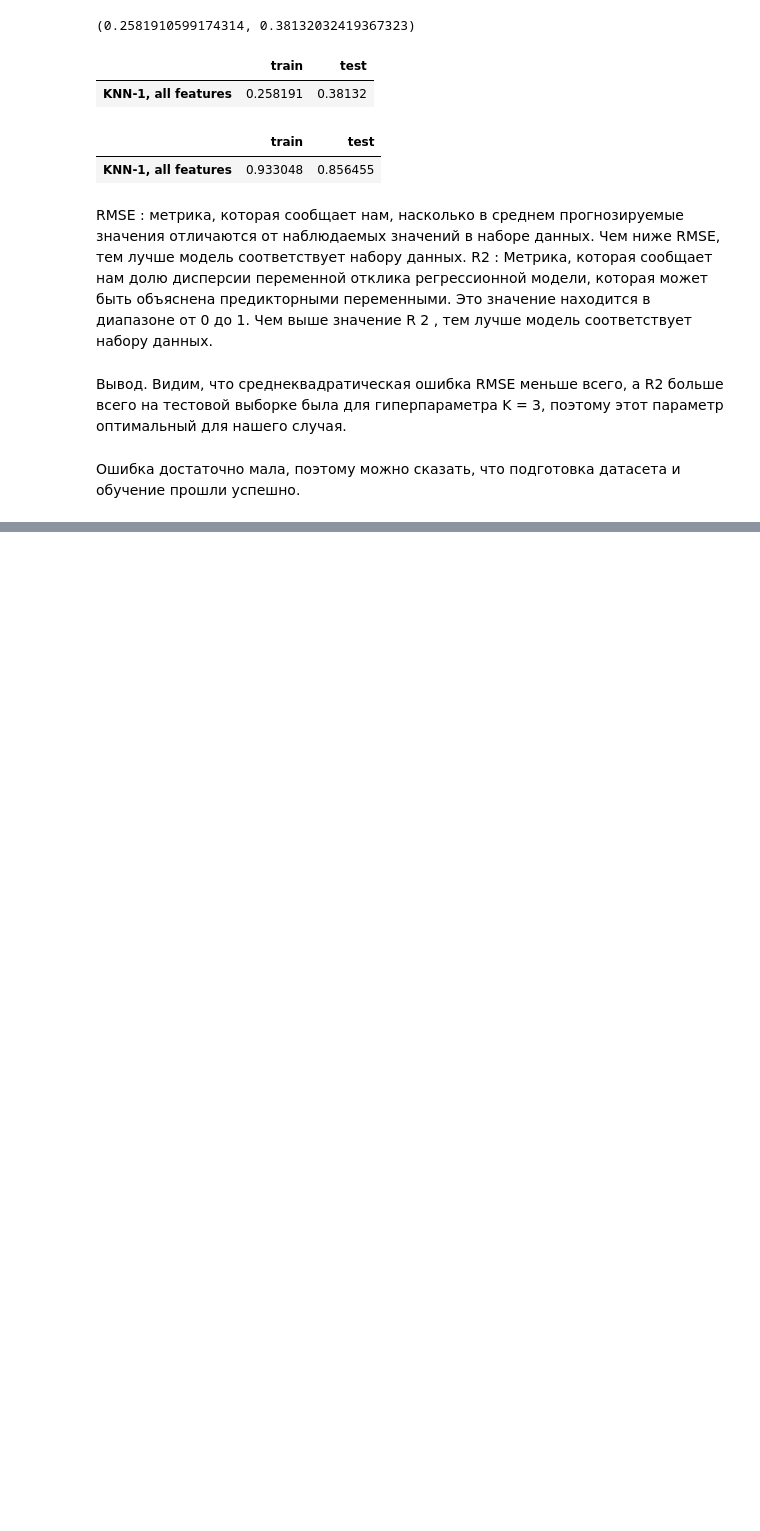
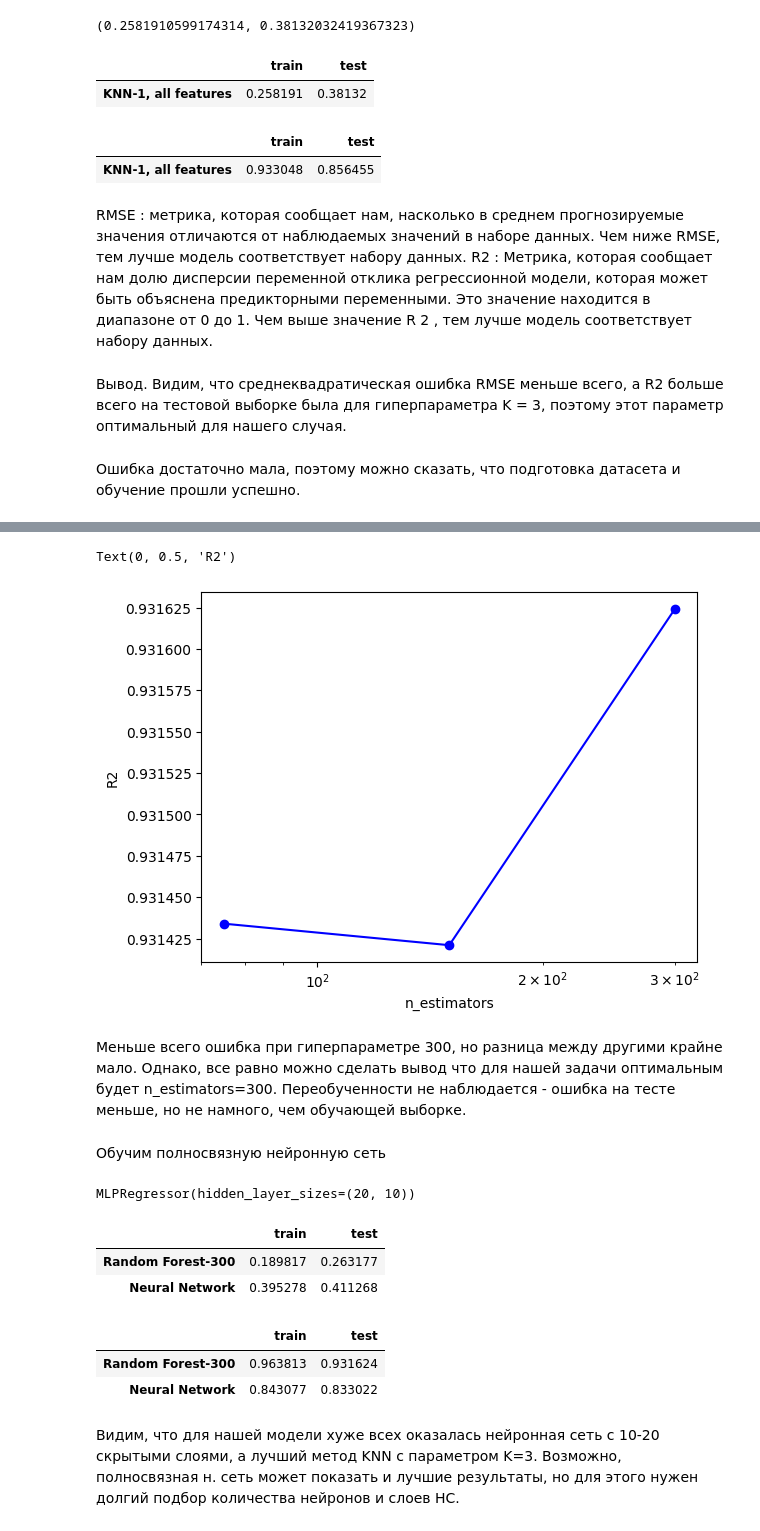
Before and after one commit to VladislavSattarov/MachineLearning, a Jupyter notebook: ML_CarSales.ipynb, the cells around one changed output, grey strips where cells are left out. Cells and saved outputs as stored; diff of their text form; code cells hidden in the pictures; blank space fills up the shorter version.

```diff
--- a/ML_CarSales.ipynb
+++ b/ML_CarSales.ipynb
@@ -852,0 +954,18 @@ R2 : Метрика, которая сообщает нам долю диспе
+# %%
+plt.semilogx(vals, r2arr, 'b-o', label = 'test')
+plt.xlabel('n_estimators')
+plt.ylabel('R2')
+# %% [output]
+Text(0, 0.5, 'R2')
+[figure, added]
+# %% [markdown]
+Меньше всего ошибка при гиперпараметре 300, но разница между другими крайне мало. Однако, все равно можно сделать вывод что для нашей задачи оптимальным будет n_estimators=300. Переобученности не наблюдается - ошибка на тесте меньше, но не намного, чем обучающей выборке.
+# %% [markdown]
+Обучим полносвязную нейронную сеть
+# %%
+from sklearn.neural_network import MLPRegressor
+
+model = MLPRegressor(hidden_layer_sizes=(20,10))
+model.fit(X_train, y_train)
+# %% [output]
+MLPRegressor(hidden_layer_sizes=(20, 10))
@@ -852,0 +980,16 @@ R2 : Метрика, которая сообщает нам долю диспе
+# %%
+RMSE_table.loc['Neural Network', :] = (RMSE_train, RMSE_test)
+RMSE_table
+# %% [output]
+|  | train | test |
+| Random Forest-300 | 0.189817 | 0.263177 |
+| Neural Network | 0.395278 | 0.411268 |
+# %%
+R2_table.loc['Neural Network', :] = (R2_train, R2_test)
+R2_table
+# %% [output]
+|  | train | test |
+| Random Forest-300 | 0.963813 | 0.931624 |
+| Neural Network | 0.843077 | 0.833022 |
+# %% [markdown]
+Видим, что для нашей модели хуже всех оказалась нейронная сеть с 10-20 скрытыми слоями, а лучший метод KNN с параметром K=3. Возможно, полносвязная н. сеть может показать и лучшие результаты, но для этого нужен долгий подбор количества нейронов и слоев НС.
```
Also changed, not shown: parts of 17 cells of this notebook.
